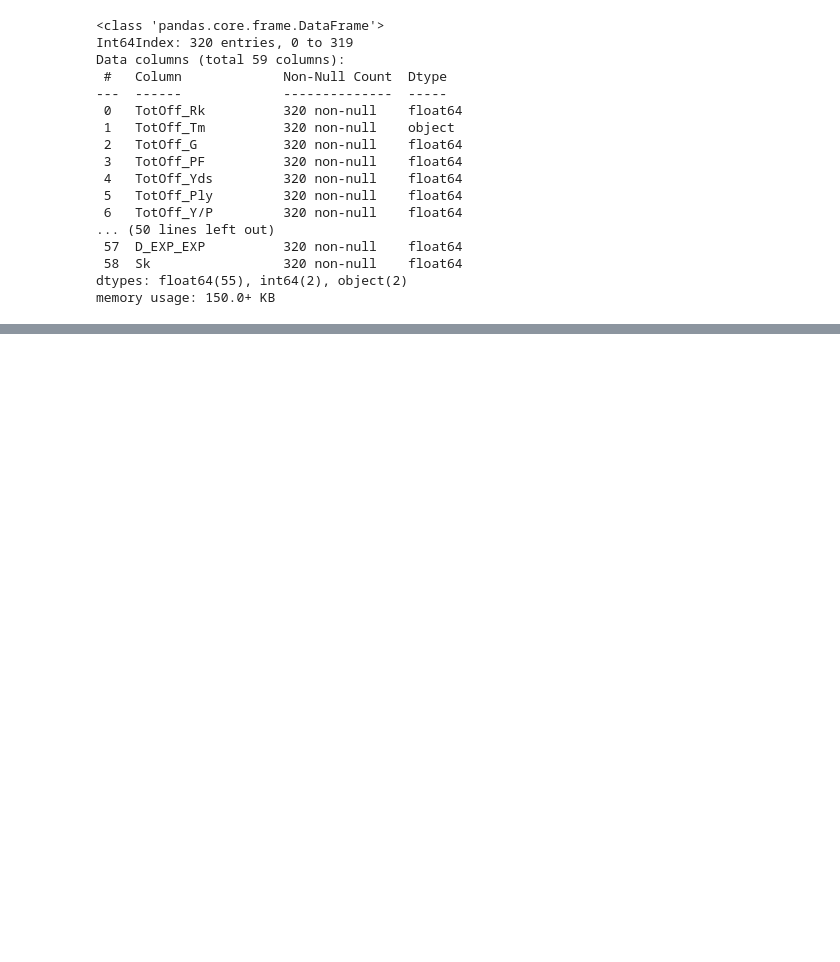
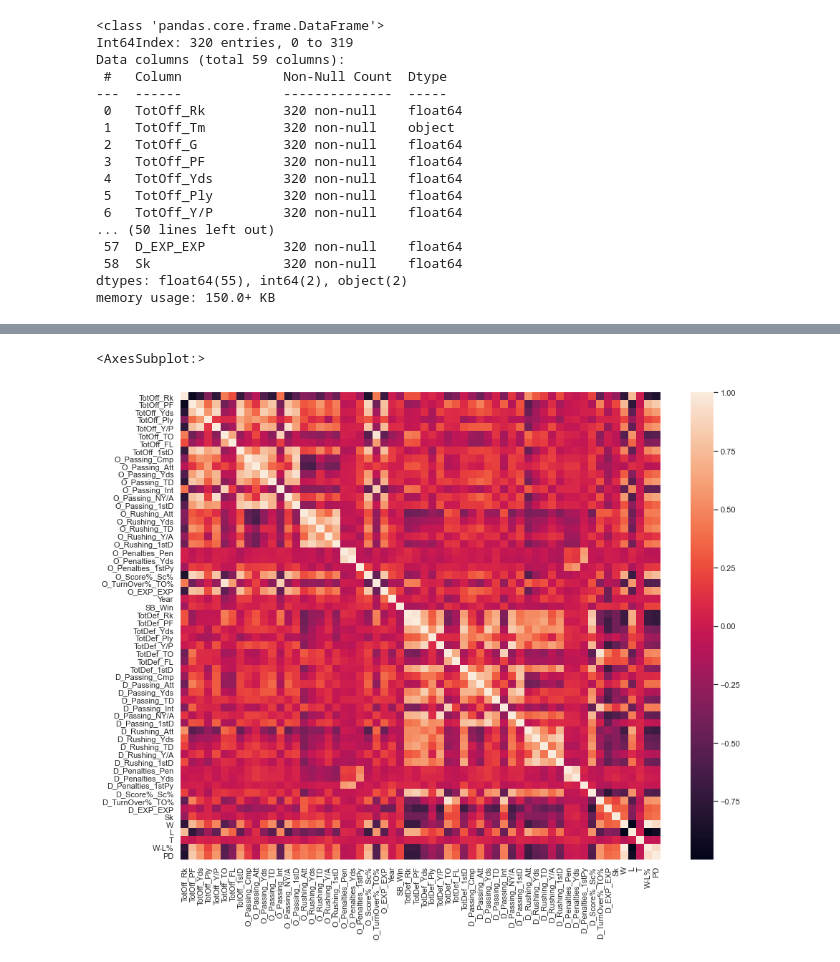
Before and after one commit to scottstack19/SB55-projection, a Jupyter notebook: code_initial.ipynb, the cells around one changed output, grey strips where cells are left out. Saved outputs shown, nothing was run; the diff lists cells and outputs as text; code cells hidden in the pictures; blank space fills up the shorter version.

```diff
--- a/code_initial.ipynb
+++ b/code_initial.ipynb
@@ -216,14 +219,12 @@ NFCStandings['Tm'] = NFCStandings['Tm'].str.rstrip('*'+'+')
 #combine standings
 Standings = NFCStandings.append(AFCStandings)
 
-Standings.drop(['MoV','SoS','SRS','OSRS','DSRS'],axis = 1,inplace = True)
+Standings.drop(['MoV','SoS','SRS','OSRS','DSRS','PF','PA'],axis = 1,inplace = True)
 
 #change object type to float
 Standings['W'] = Standings['W'].astype(float)
 Standings['L'] = Standings['L'].astype(float)
 Standings['T'] = Standings['T'].astype(float)
 Standings['W-L%'] = Standings['W-L%'].astype(float)
-Standings['PF'] = Standings['PF'].astype(float)
-Standings['PA'] = Standings['PA'].astype(float)
 Standings['PD'] = Standings['PD'].astype(float)
 Standings.info()
@@ -464,3 +480,4 @@ memory usage: 150.0+ KB
 # %%
 #merge offense, defense, and standings data
 DF= pd.merge(DF_OFF_DEF,Standings, left_on =['TotOff_Tm','Year'], right_on = ['Tm','Year'])
+DF.drop(['TotOff_Tm','TotDef_Tm','TotOff_G','TotDef_G'],axis = 1,inplace = True)
@@ -496,0 +520,8 @@ memory usage: 170.0+ KB
+# %%
+Var_Corr = DF.corr()
+# plot the heatmap and annotation on it
+f, ax = plt.subplots(figsize=(15, 12))
+sns.heatmap(Var_Corr, xticklabels=Var_Corr.columns, yticklabels=Var_Corr.columns, ax = ax)
+# %% [output]
+<AxesSubplot:>
+[figure, added]
```
Also changed, not shown: parts of 7 cells of this notebook.
